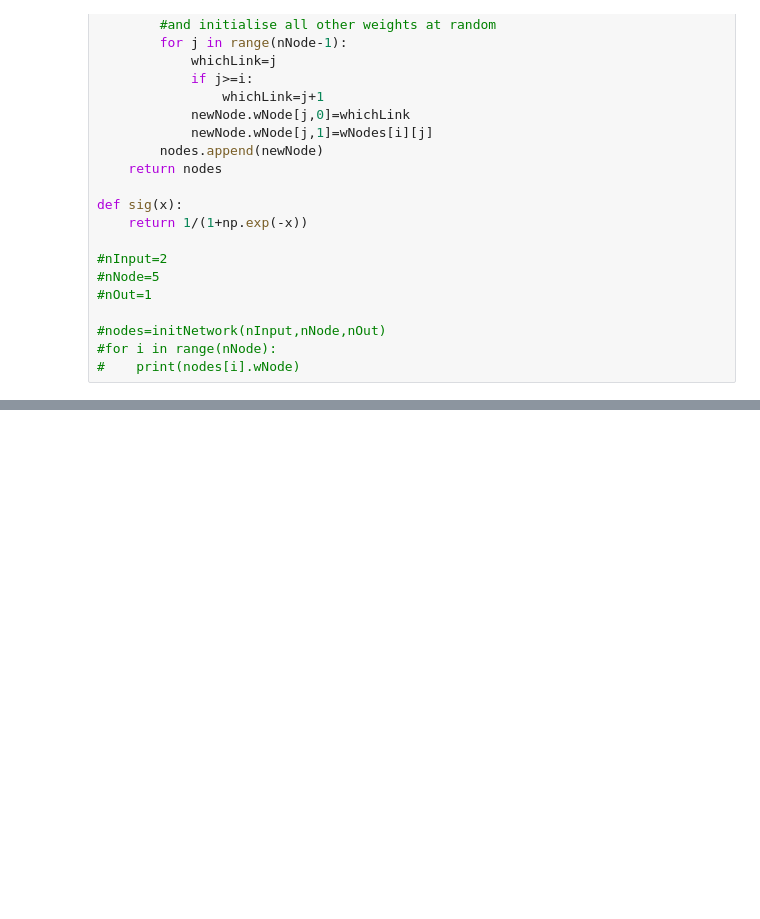
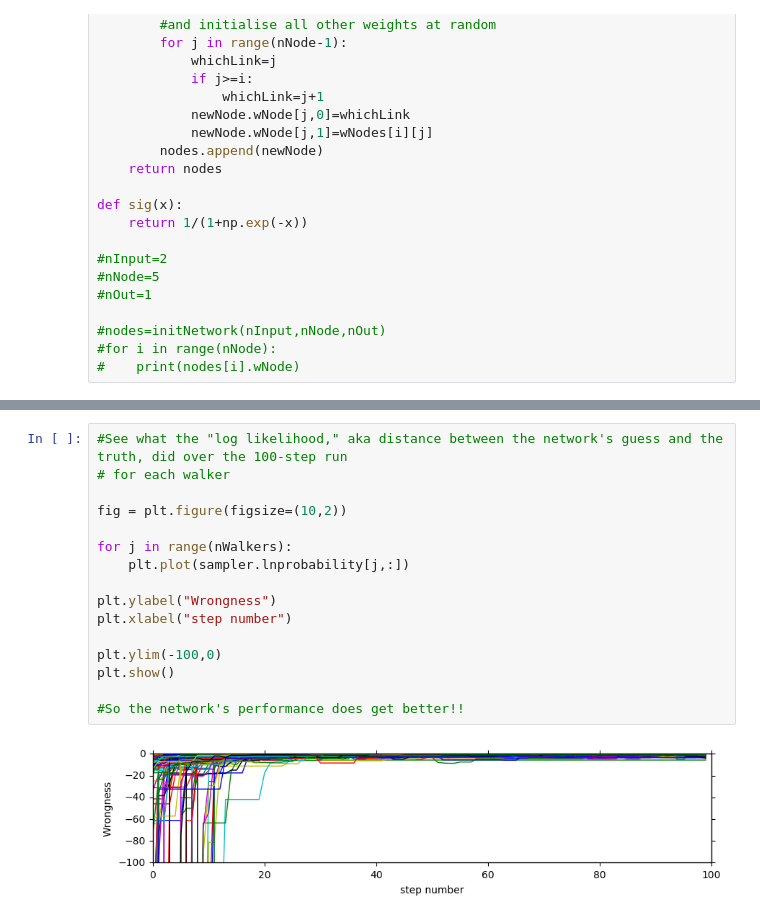
Before and after one commit to zpenoyre/network, a Jupyter notebook: network.ipynb, the cells around one changed output, grey strips where cells are left out. Cells and saved outputs as stored; diff of their text form; blank space fills up the shorter version.

```diff
--- a/network.ipynb
+++ b/network.ipynb
@@ -127,0 +207,18 @@ print(w0)
+# %%
+#See what the "log likelihood," aka distance between the network's guess and the truth, did over the 100-step run
+# for each walker
+
+fig = plt.figure(figsize=(10,2))
+
+for j in range(nWalkers):
+    plt.plot(sampler.lnprobability[j,:])
+
+plt.ylabel("Wrongness")
+plt.xlabel("step number")
+
+plt.ylim(-100,0)
+plt.show()
+
+#So the network's performance does get better!!
+# %% [output]
+[figure, added]
```
Also changed, not shown: parts of 9 cells of this notebook.
